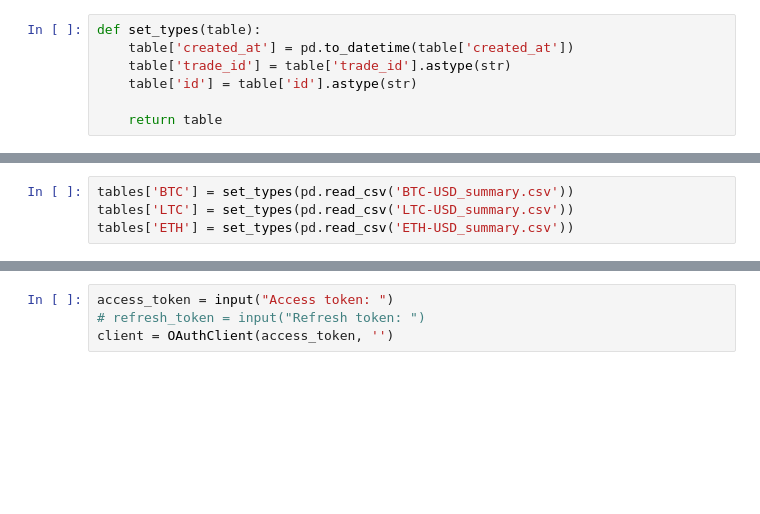
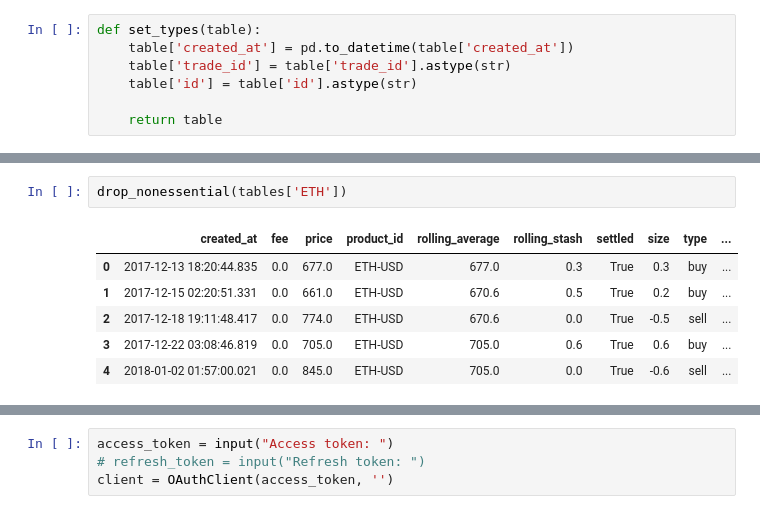
Before and after one commit to sxu1671/coin_info, a Jupyter notebook: getgains.ipynb, the cells around one changed output, grey strips where cells are left out. Cells and saved outputs as stored; diff of their text form; blank space fills up the shorter version.

```diff
--- a/getgains.ipynb
+++ b/getgains.ipynb
@@ -531,4 +430,0 @@ get_gains(ETH_avg)
-# %%
-tables['BTC'] = set_types(pd.read_csv('BTC-USD_summary.csv'))
-tables['LTC'] = set_types(pd.read_csv('LTC-USD_summary.csv'))
-tables['ETH'] = set_types(pd.read_csv('ETH-USD_summary.csv'))
@@ -568,0 +479,9 @@ numpy.datetime64('2017-09-16T05:38:08.130303000')
+# %%
+drop_nonessential(tables['ETH'])
+# %% [output]
+|  | created_at | fee | price | product_id | rolling_average | rolling_stash | settled | size | type | ... |
+| 0 | 2017-12-13 18:20:44.835 | 0.0 | 677.0 | ETH-USD | 677.0 | 0.3 | True | 0.3 | buy | ... |
+| 1 | 2017-12-15 02:20:51.331 | 0.0 | 661.0 | ETH-USD | 670.6 | 0.5 | True | 0.2 | buy | ... |
+| 2 | 2017-12-18 19:11:48.417 | 0.0 | 774.0 | ETH-USD | 670.6 | 0.0 | True | -0.5 | sell | ... |
+| 3 | 2017-12-22 03:08:46.819 | 0.0 | 705.0 | ETH-USD | 705.0 | 0.6 | True | 0.6 | buy | ... |
+| 4 | 2018-01-02 01:57:00.021 | 0.0 | 845.0 | ETH-USD | 705.0 | 0.0 | True | -0.6 | sell | ... |
```
Also changed, not shown: parts of 35 cells of this notebook.
